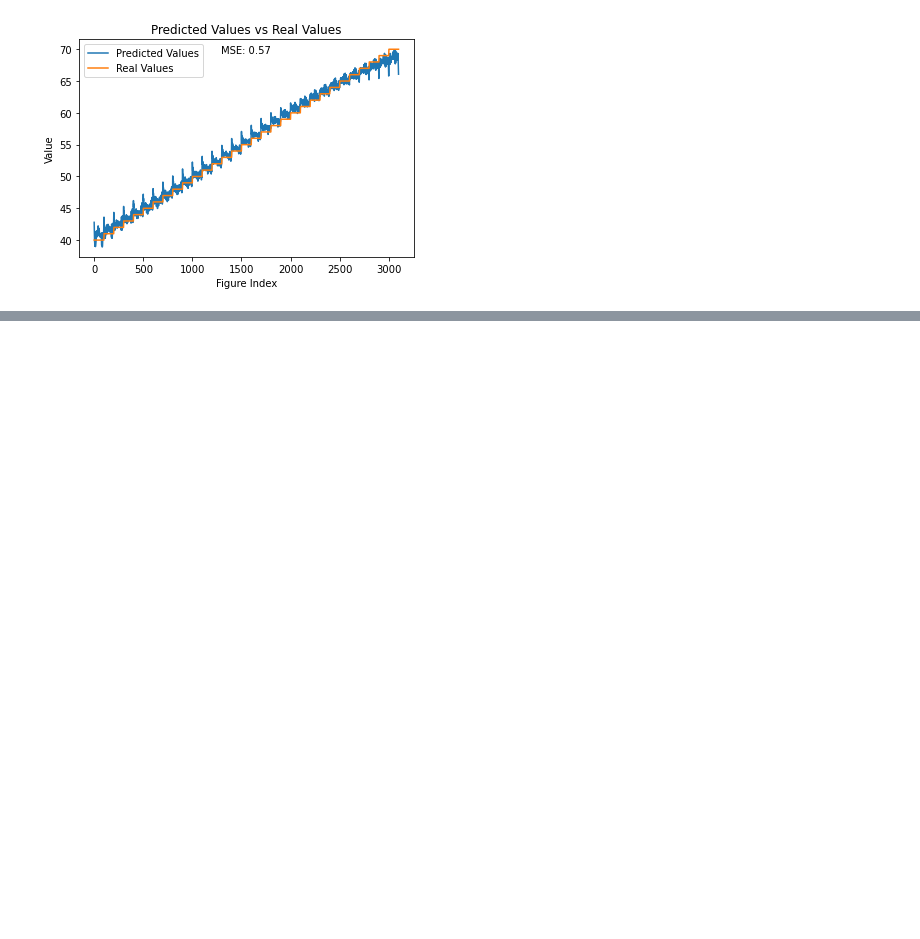
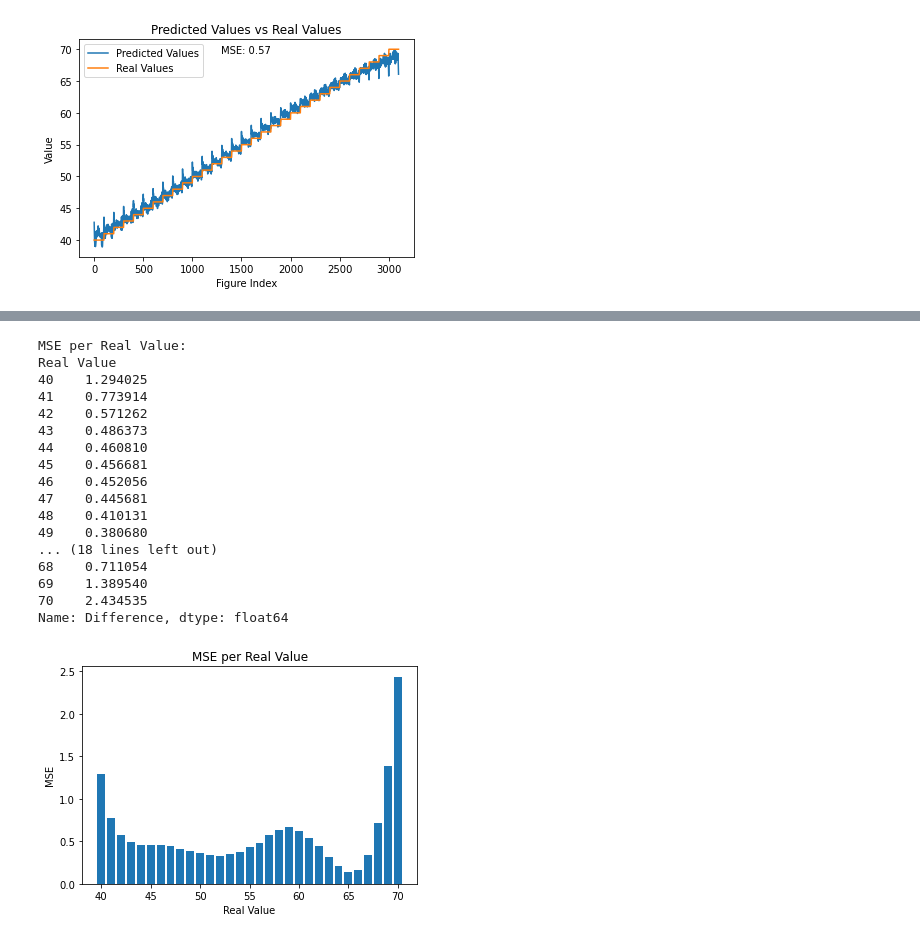
Before and after one commit to vanboven073/4AI00, a Jupyter notebook: Blender_Automation/CNN_tens_drop.ipynb, the cells around one changed output, grey strips where cells are left out. Cells and saved outputs as stored; diff of their text form; code cells hidden in the pictures; blank space fills up the shorter version.

Commit message:
added more descpritive figures

```diff
--- a/Blender_Automation/CNN_tens_drop.ipynb
+++ b/Blender_Automation/CNN_tens_drop.ipynb
@@ -580,0 +579,35 @@ Mean Squared Error (MSE): 0.5664373599050609
+# %%
+# Calculate the MSE per real value
+mse_per_real_value = predictions_df.groupby('Real Value')['Difference'].apply(lambda x: mean_squared_error(x, np.zeros_like(x)))
+
+# Print the MSE per real value
+print('MSE per Real Value:')
+print(mse_per_real_value)
+
+# Plot the MSE per real value
+plt.bar(mse_per_real_value.index, mse_per_real_value)
+plt.xlabel('Real Value')
+plt.ylabel('MSE')
+plt.title('MSE per Real Value')
+
+# Show the plot
+plt.show()
+# %% [output]
+MSE per Real Value:
+Real Value
+40    1.294025
+41    0.773914
+42    0.571262
+43    0.486373
+44    0.460810
+45    0.456681
+46    0.452056
+47    0.445681
+48    0.410131
+49    0.380680
+... (18 lines left out)
+68    0.711054
+69    1.389540
+70    2.434535
+Name: Difference, dtype: float64
+[figure, added]
```
Also changed, not shown: parts of 2 cells of this notebook, 2 other files.
